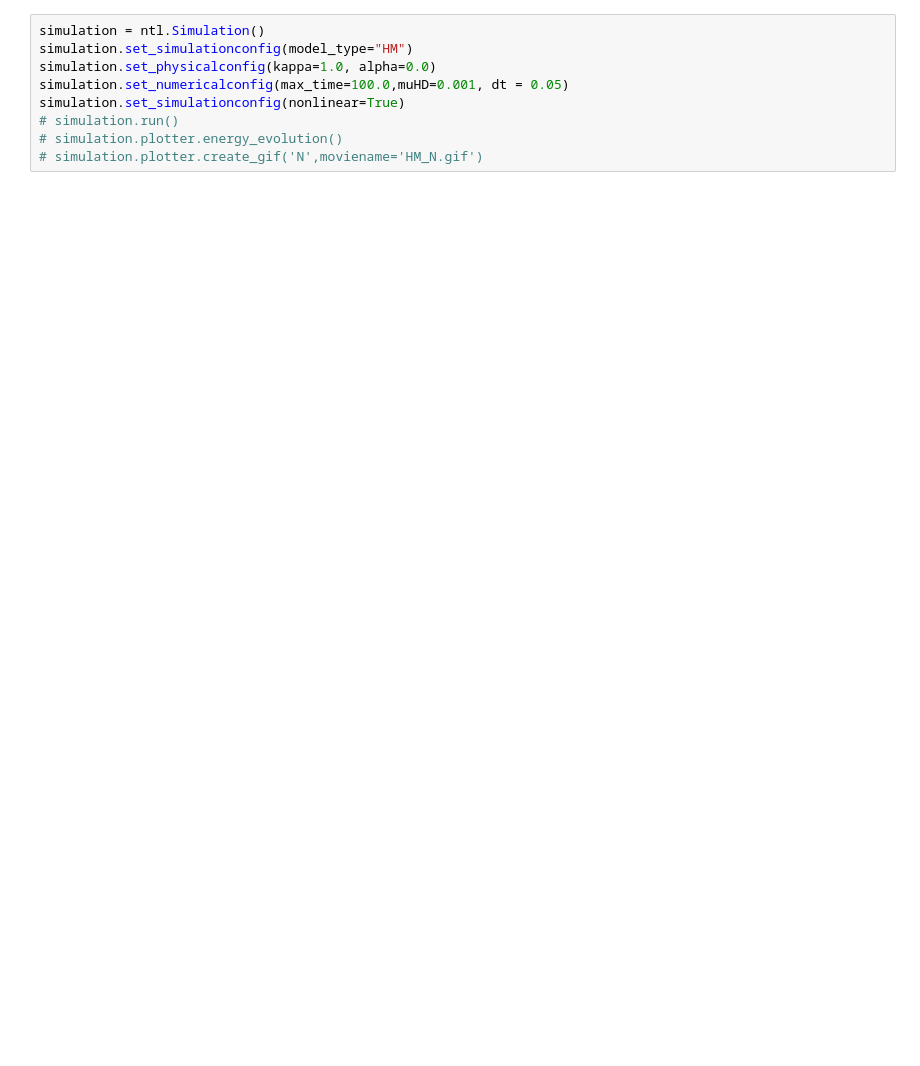
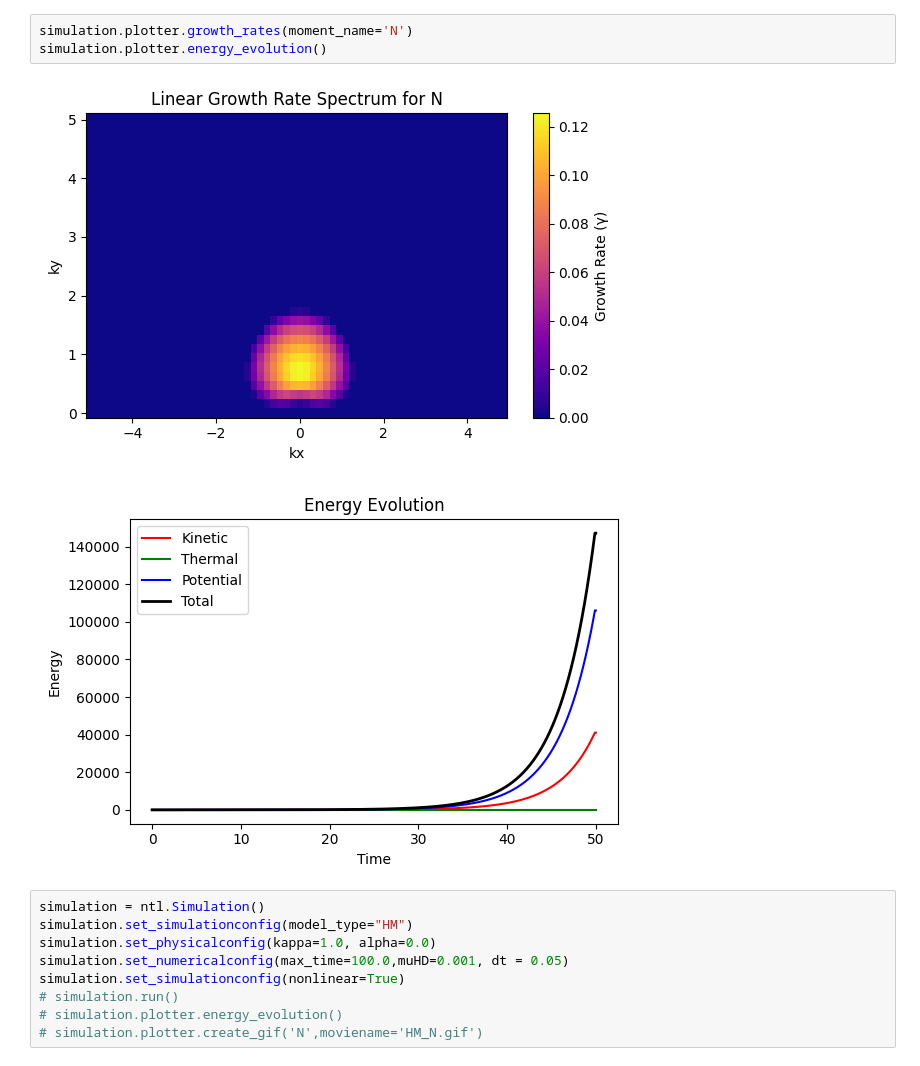
Before and after one commit to Antoinehoff/ninetails, a Jupyter notebook: notebook/ninetails.ipynb, the cells around one changed output. Cells and saved outputs as stored; diff of their text form; blank space fills up the shorter version.

```diff
--- a/notebook/ninetails.ipynb
+++ b/notebook/ninetails.ipynb
@@ -51,3 +80,9 @@ simulation.set_simulationconfig(nonlinear=True, model_type='HW')
+# %%
+simulation.plotter.growth_rates(moment_name='N')
+simulation.plotter.energy_evolution()
+# %% [output]
+[figure, added]
+[figure, added]
 # %%
 simulation = ntl.Simulation()
 simulation.set_simulationconfig(model_type="HM")
```
Also changed, not shown: parts of 6 cells of this notebook.
